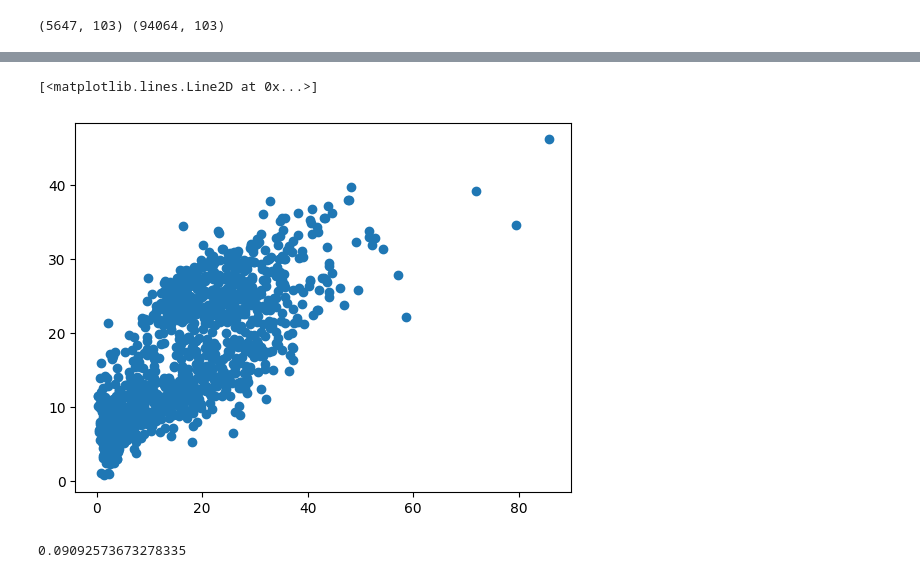
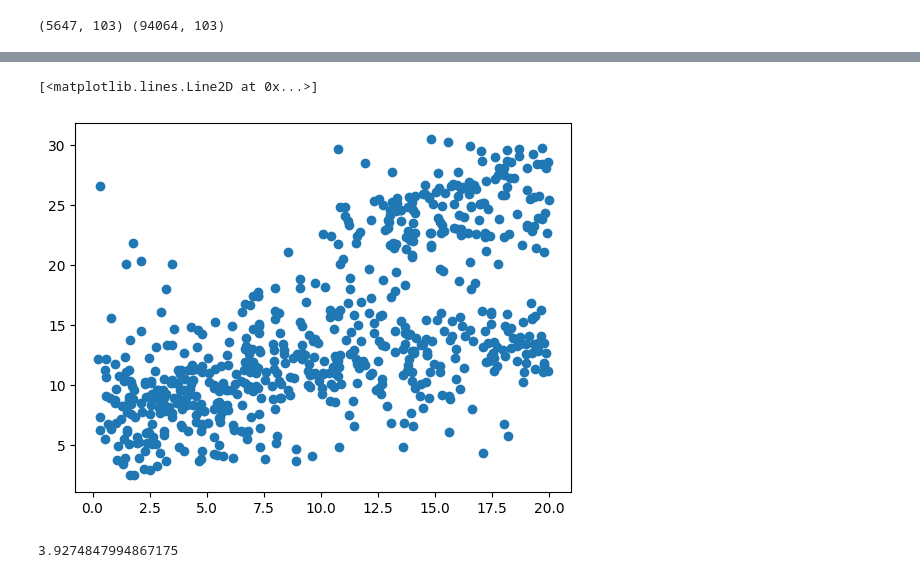
Before and after one commit to starluvr3579/SRMP, a Jupyter notebook: linear_regression_feb6.ipynb, the cells around one changed output, grey strips where cells are left out. Saved outputs shown, nothing was run; the diff lists cells and outputs as text; code cells hidden in the pictures.

```diff
--- a/linear_regression_feb6.ipynb
+++ b/linear_regression_feb6.ipynb
@@ -27,7 +27,7 @@ def normalize(x):
 df1 = pd.read_csv('Gaia_Prot_cmatch.csv')
 # %%
 features = [df1["bp_g"], df1["pmdec"], df1["g_rp"], df1["abs_G"], df1["bp_rp"],
-            df1["pmra"], df1["dr2_radial_velocity"],df1["ra_dec_corr"], df1["parallax"], df1["teff_calc"], df1["Prot"]]
+            df1["pmra"], df1["dr2_radial_velocity"]]
 
 m = np.isfinite(df1["bp_g"].values)
 for f in features[1:]:
@@ -42,16 +42,15 @@ y = df.Prot.values
 # %%
 from itertools import combinations_with_replacement
 
-args = normalize(df["bp_g"]),  normalize(df["pmdec"]), normalize(df["g_rp"]), \
-        normalize(df["abs_G"]), normalize(df["bp_rp"]), normalize(df["dr2_radial_velocity"]), normalize(df["pmra"]),\
-        normalize(df["ra_dec_corr"]), normalize(df["teff_calc"]), normalize(df["parallax"])
+args = normalize(df["bp_g"]), normalize(df["pmdec"]), normalize(df["g_rp"]), normalize(df["abs_G"]), \
+normalize(df["bp_rp"]), normalize(df["pmra"]), normalize(df["dr2_radial_velocity"])\
 
 X = list(args)
 """for a, b in combinations_with_replacement(args, 2):
     X.append(a * b)"""
 X = np.array(X).T
 
-names = ['bp_g', 'pmdec', 'g_rp', 'abs_G', 'bp_rp', 'dr2_radial_velocity', 'pmra', 'ra_dec_corr', 'teff_calc', 'parallax']
+names = ['bp_g', 'pmdec', 'g_rp', 'abs_G', 'bp_rp', 'pmra', 'dr2_radial_velocity']
 X_names = list(names)
 """for a, b in combinations_with_replacement(names, 2):
     X_names.append(a + '*' + b)"""
@@ -99,12 +98,12 @@ plt.plot(X_names, abs(weights[:-1]), 'k-o')
 # %%
-m=(y_test>40)
-p_test,p_pre=(y_test, y_predict.T,)
+m=(y_test<20)
+p_test,p_pre=(y_test[m], y_predict.T[m])
 plt.plot(p_test,p_pre, 'o')
 # %% [output]
 [<matplotlib.lines.Line2D at 0x...>]
-[figure, old version]
+[figure, new version]
 # %%
-bias=(np.mean(y_test-y_predict.T))
+bias=(np.mean(p_pre-p_test.T))
 print(bias)
 # %% [output]
-0.09092573673278335
+3.9274847994867175
```
Also changed, not shown: parts of 8 cells of this notebook.
